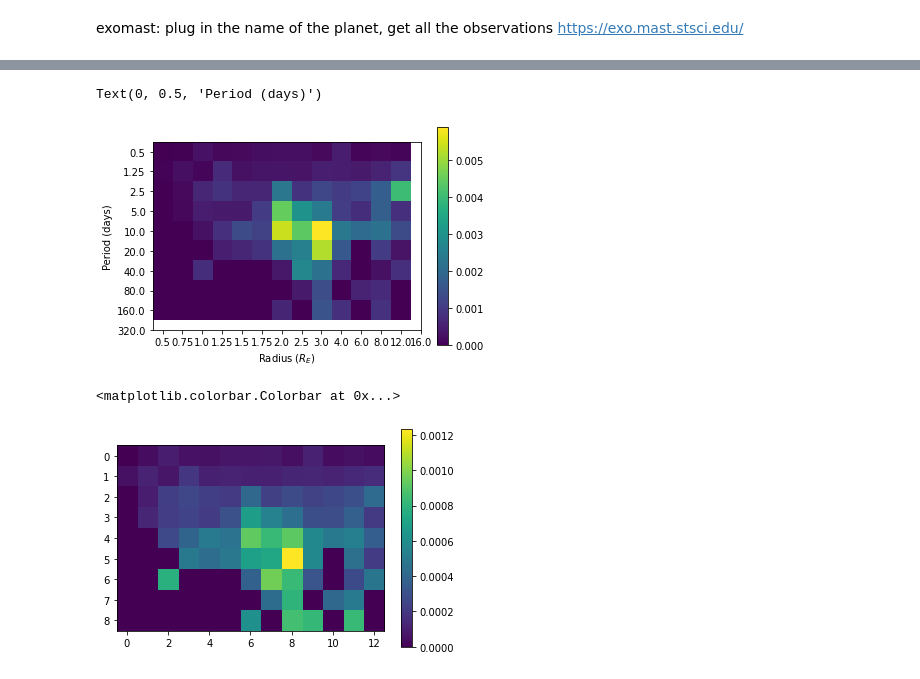
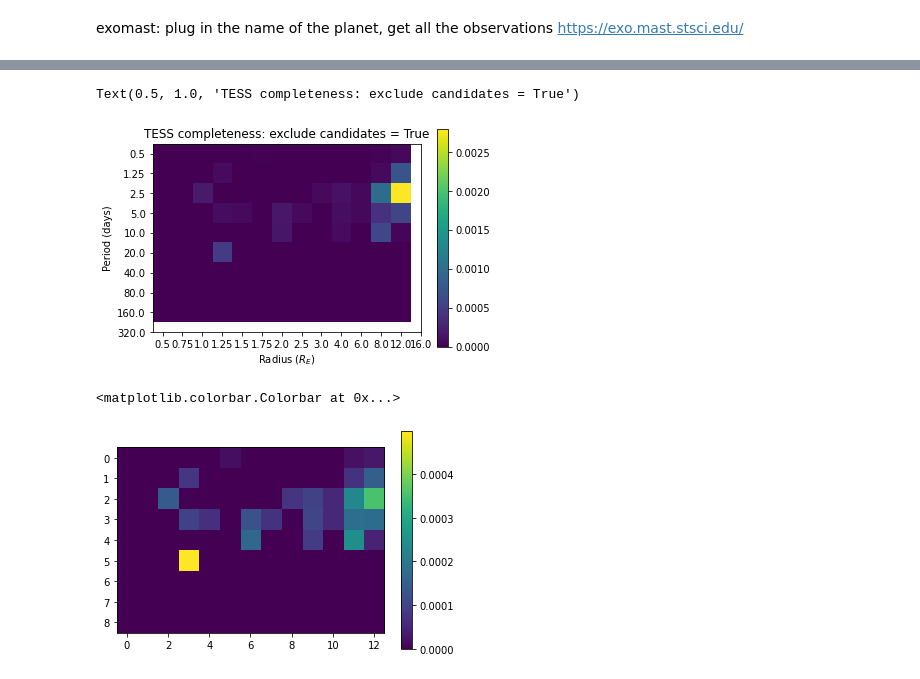
Before and after one commit to aditya-sengupta/tesscomp-prototyping, a Jupyter notebook: notebooks/idem_tess.ipynb, the cells around one changed output, grey strips where cells are left out. Drawn from its saved outputs; the diff is of its cells as text; code cells hidden in the pictures.

```diff
--- a/notebooks/idem_tess.ipynb
+++ b/notebooks/idem_tess.ipynb
@@ -26,9 +26,12 @@ print("Cut to {} targets".format(len(stellar)))
 Initial number of targets: 244730
 Cut to 189744 targets
 # %%
-planetary = utils.get_tois()
+planetary = utils.get_tois(force_redownload=True)
+exclude_candidates = True
 print("Initial number of TOIs: {}".format(len(planetary)))
-planetary = planetary[np.isfinite(planetary['Planet Radius Value'])]
-planetary = planetary[np.isfinite(planetary['Orbital Period Value'])]
+if exclude_candidates:
+    planetary = planetary[np.logical_or(planetary["toi_pdisposition"] == "KP", planetary["toi_pdisposition"] == "CP")]
+planetary = planetary[np.isfinite(planetary['toi_prad'])]
+planetary = planetary[np.isfinite(planetary['toi_period'])]
 print("Cut to {} TOIs".format(len(planetary)))
 # %% [output]
@@ -37,5 +41,5 @@ Cut to 1917 TOIs
 # %%
 # let's group all these planets into buckets based on planet size and orbital period!
-radii = np.array(planetary['Planet Radius Value'])
+radii = np.array(planetary['toi_prad'])
 _ = plt.hist(np.log(radii), bins=100)
 # %% [output]
@@ -76,7 +70,7 @@ Text(0, 0.5, 'Log-radius (ln Earth radii)')
 # %%
 # planetary = planetary[planetary['TOI Disposition'] == "PC"]
 combined = pd.merge(planetary, stellar, left_on="TIC", right_on="ID")
-periods = combined['Orbital Period Value'].values
-prads = combined['Planet Radius Value'].values
+periods = combined['toi_period'].values
+prads = combined['toi_prad'].values
 len(combined)
 # %% [output]
@@ -156,17 +152,18 @@ f = N[0] / len(stellar)
 # %%
 plt.imshow(f)
 plt.colorbar()
 _ = plt.xticks(list(range(len(rp_bins))), rp_bins)
 plt.xlabel(r"Radius ($R_E$)")
 _ = plt.yticks(list(range(len(period_bins))), period_bins)
 plt.ylabel("Period (days)")
+plt.title("TESS completeness: exclude candidates = {}".format(exclude_candidates))
 # %% [output]
-Text(0, 0.5, 'Period (days)')
+Text(0.5, 1.0, 'TESS completeness: exclude candidates = True')
-[figure, old version]
+[figure, new version]
 # %%
 sigmas = np.divide(f, np.sqrt(counts), out=np.zeros_like(f), where=counts!=0)
 plt.imshow(sigmas)
 plt.colorbar()
 # %% [output]
 <matplotlib.colorbar.Colorbar at 0x...>
-[figure, old version]
+[figure, new version]
```
Also changed, not shown: parts of 10 cells of this notebook, 4 other files.
